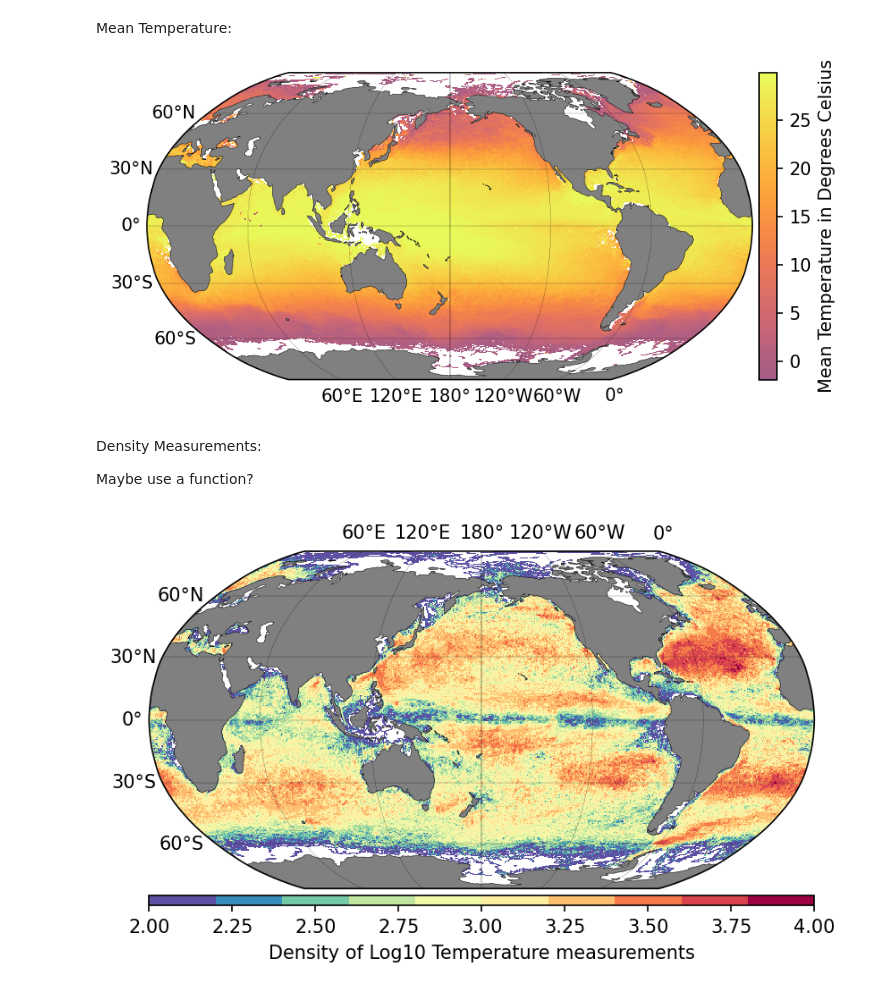
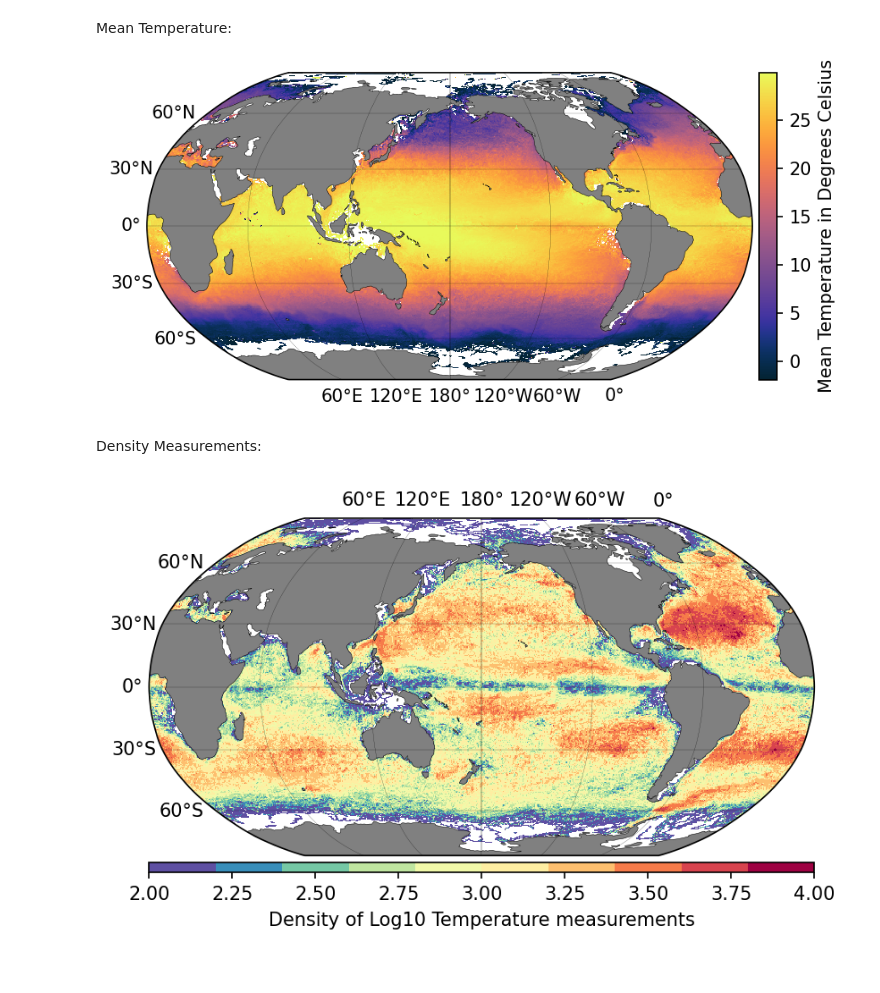
Before and after one commit to Eli8131/First_Project_SE, a Jupyter notebook: first_project_xarray.ipynb, the cells around one changed output. Cells and saved outputs as stored; diff of their text form; code cells hidden in the pictures.

Commit message:
Better cmap for mean sst

```diff
--- a/first_project_xarray.ipynb
+++ b/first_project_xarray.ipynb
@@ -99,39 +99,36 @@ ret = stats.binned_statistic_2d(ds.longitude,
 # %%
 x_c = np.convolve(lon, [0.5, 0.5], mode='valid')
 y_c = np.convolve(lat, [0.5, 0.5], mode='valid')
 
 # get 1st and 99th percentiles of values to plot to get a useful range for the colorscale
 sst1,sst2 = np.nanpercentile(ret.statistic.T,[1,99])
 
 fig = plt.figure(dpi=150)
 ax = fig.add_subplot(1,1,1,projection=ccrs.Robinson(central_longitude=-180))
-cmap = cmocean.tools.crop(cmocean.cm.thermal, vmin=sst1-273.15, vmax=sst2-273.15, pivot=0)
 pcm = ax.pcolormesh(x_c, y_c,
                     ret.statistic.T-273.15,
-                    cmap=cmap,
+                    cmap= "cmo.thermal",
                     transform=ccrs.PlateCarree(),
                     vmin=sst1-273.15, vmax=sst2-273.15)
 
 # gridlines and labels
 gl = ax.gridlines(color='k', linewidth=0.1, linestyle='-',
                   xlocs=np.arange(-180, 181, 60), ylocs=np.arange(-90, 91, 30),
                   draw_labels=True)
 gl.top_labels = False
 gl.right_labels = False
 
 # add land and coastline
 ax.add_feature(cfeature.LAND, facecolor='grey', zorder=1)
 ax.add_feature(cfeature.COASTLINE, linewidth=0.25, zorder=1)
 divider = make_axes_locatable(ax)
 cax = divider.append_axes("right", size="3%", pad=0.05, axes_class=plt.Axes)
 cb = fig.colorbar(pcm, cax=cax);
 cb.ax.set_ylabel('Mean Temperature in Degrees Celsius');
 # %% [output]
-[figure, old version]
+[figure, new version]
 # %% [markdown]
 Density Measurements:
-
-Maybe use a function?
 # %%
 
 lon = np.linspace(-180,180, 360*2)
```
Also changed, not shown: parts of 1 cell of this notebook.
